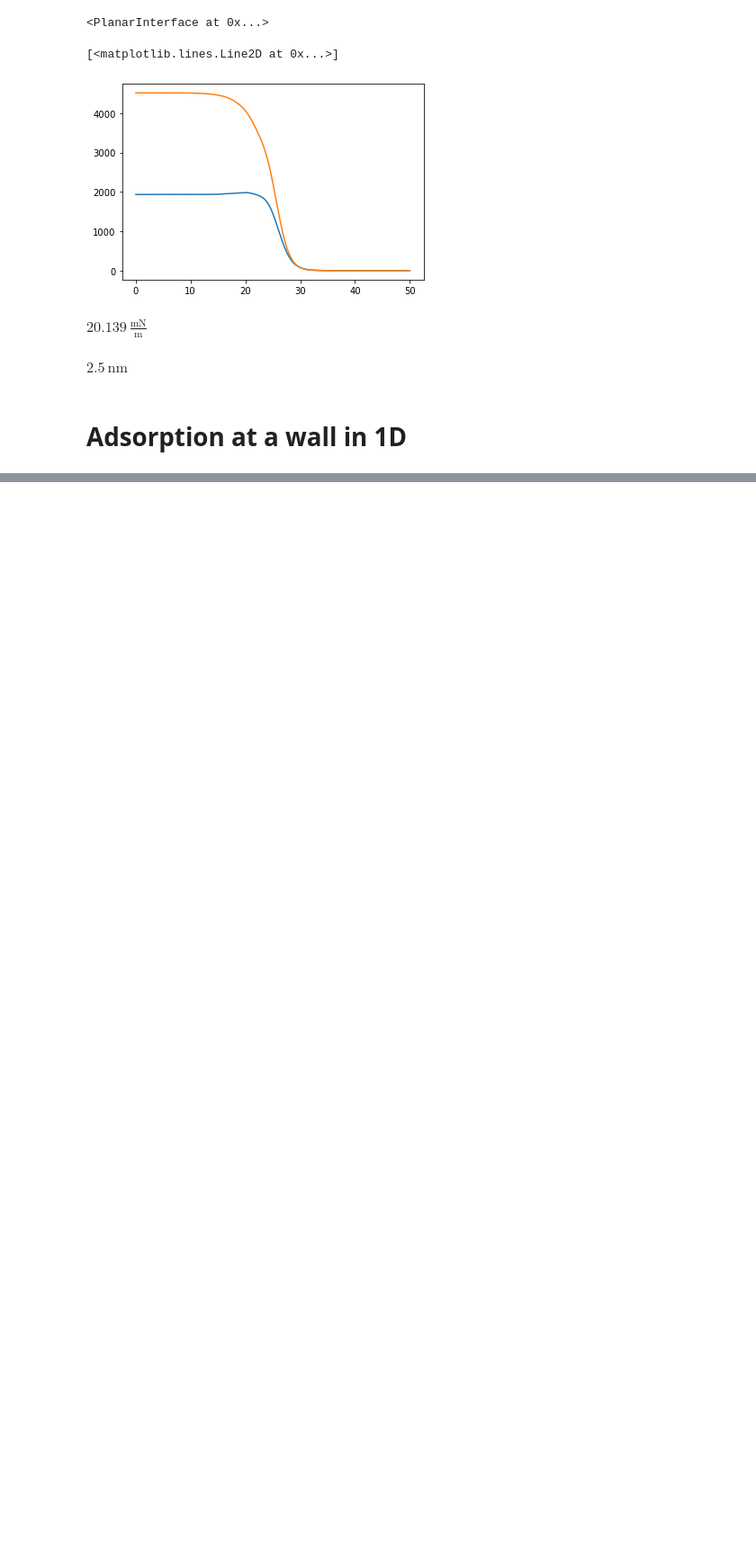
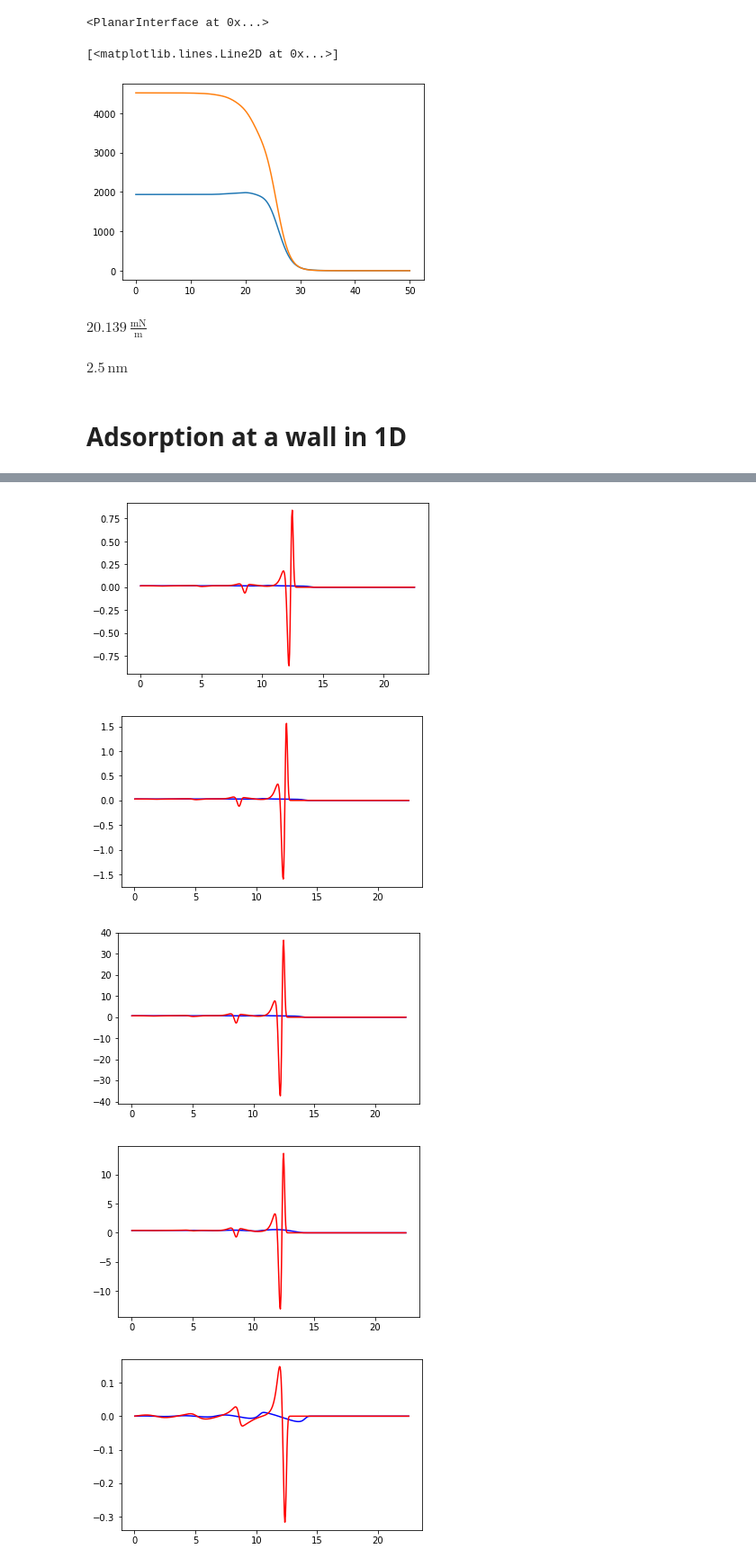
Before and after one commit to bbbursik/feos-pcsaft, a Jupyter notebook: examples/21-11-04-exampleDFT.ipynb, the cells around one changed output, grey strips where cells are left out. Shown at 90% size. Cells and saved outputs as stored; diff of their text form; code cells hidden in the pictures; blank space fills up the shorter version.

```diff
--- a/examples/21-11-04-exampleDFT.ipynb
+++ b/examples/21-11-04-exampleDFT.ipynb
@@ -288,0 +210,18 @@ wall_profile.weighted_densities
+# %%
+# plot initial density profile
+i = 0
+for wds, lwds in zip(wall_profile.weighted_densities, wall_profile.local_weighted_densities):
+    for wd, lwd in zip(wds, lwds):
+
+        plt.figure(figsize=(6,3.5))
+        plt.plot(wall_profile.z / ANGSTROM, wd, 'b')
+        plt.plot(wall_profile.z / ANGSTROM, lwd, 'r')
+       # plt.savefig(f'weighted_density_{i}.pdf', )
+        i = i+1
+#plt.plot(interface.z / ANGSTROM, (interface.density / MOL * METER**3)[1,:])
+# %% [output]
+[figure, added]
+[figure, added]
+[figure, added]
+[figure, added]
+[figure, added]
```
Also changed, not shown: parts of 25 cells of this notebook.
